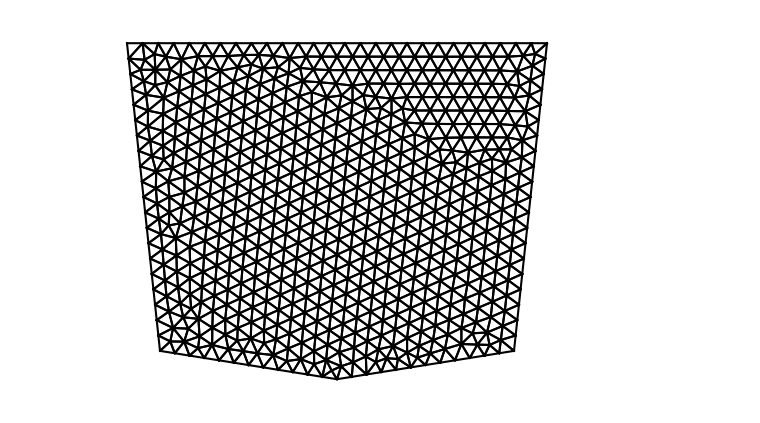
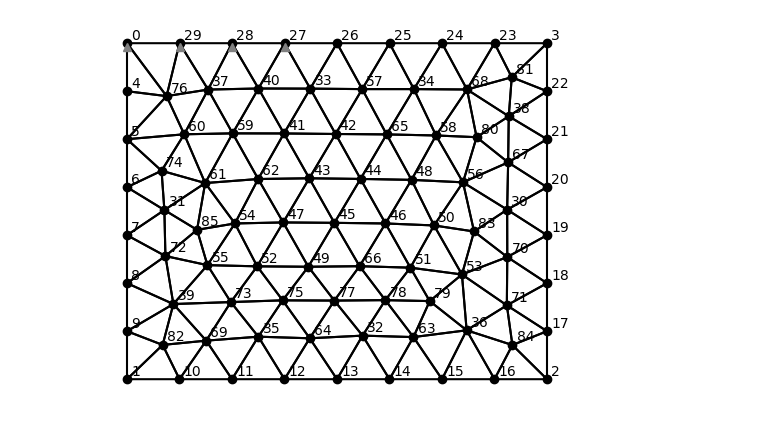
Before and after one commit to neil51/structural_optimization, a Jupyter notebook: notebooks/project topology.ipynb, the cells around one changed output. Cells and saved outputs as stored; diff of their text form; code cells hidden in the pictures.

Commit message:
Added hood mesh to project

```diff
--- a/notebooks/project topology.ipynb
+++ b/notebooks/project topology.ipynb
@@ -10,22 +36,23 @@ torch.set_default_dtype(torch.double)
 # %%
 # Import mesh
-fillet = import_mesh("golfy.vtu", 1000.0, 0.33)
+rect = import_mesh("blank.vtu", 1000.0, 0.33)
 
 # Constrain hinges on top
-top = fillet.nodes[0, 0] == 0
-fillet.constraints[top, :] = True
+top = rect.nodes[0, 1] == 0
+rect.constraints[27:30, 1] = True
+rect.constraints[0, 1] = True
 
 # # Constrain bottom boundary
-# bottom = fillet.nodes[:, 1] == 0.0
-# fillet.constraints[bottom, 1] = True
+# bottom = rect.nodes[:, 1] == 0.0
+# rect.constraints[bottom, 1] = True
 
 # # Force at right boundary
-# right = fillet.nodes[:, 0] == 60.0
-# fillet.forces[right, 0] = 1.0
-# fillet.forces[1, 0] = 0.5
-# fillet.forces[2, 0] = 0.5
+# right = rect.nodes[:, 0] == 60.0
+# rect.forces[right, 0] = 1.0
+# rect.forces[1, 0] = 0.5
+# rect.forces[2, 0] = 0.5
 
 # Plot the fillet
-fillet.plot()
+rect.plot(node_labels=True)
 # %% [output]
-[figure, old version]
+[figure, new version]
```
Also changed, not shown: parts of 13 cells of this notebook, 1 other file.
